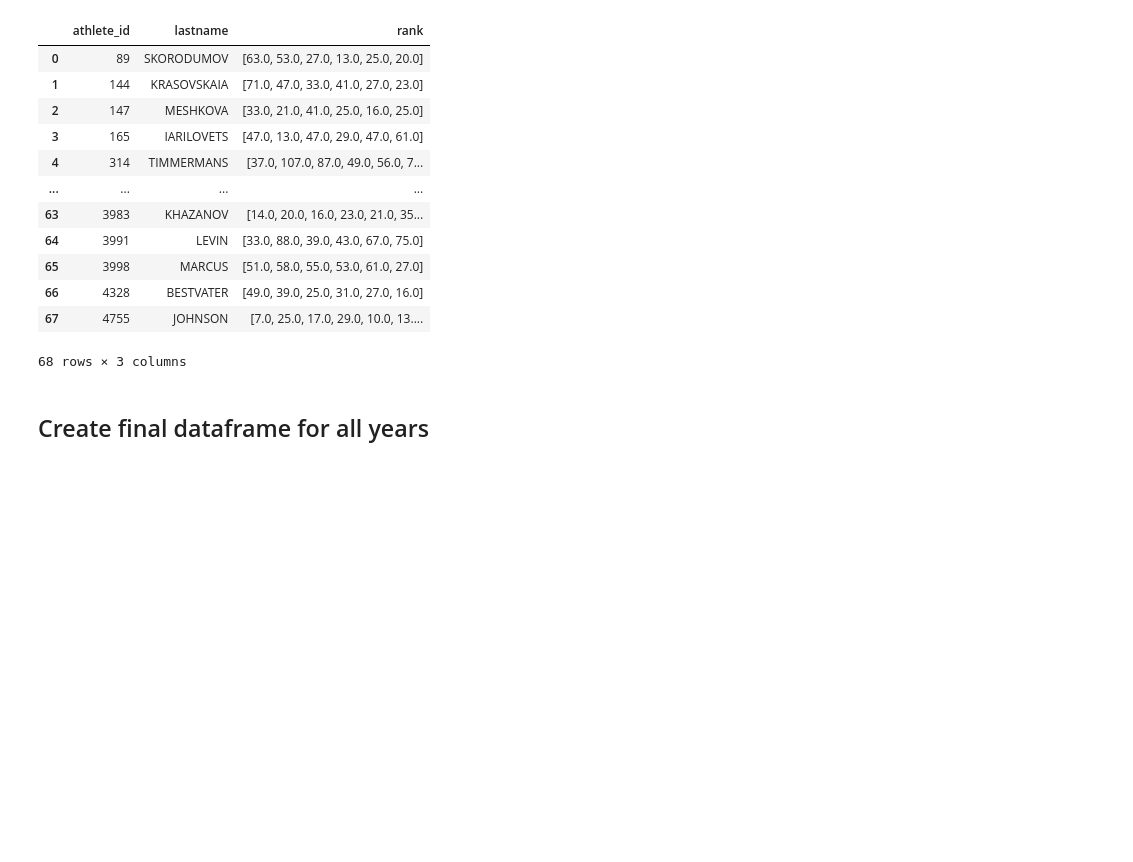
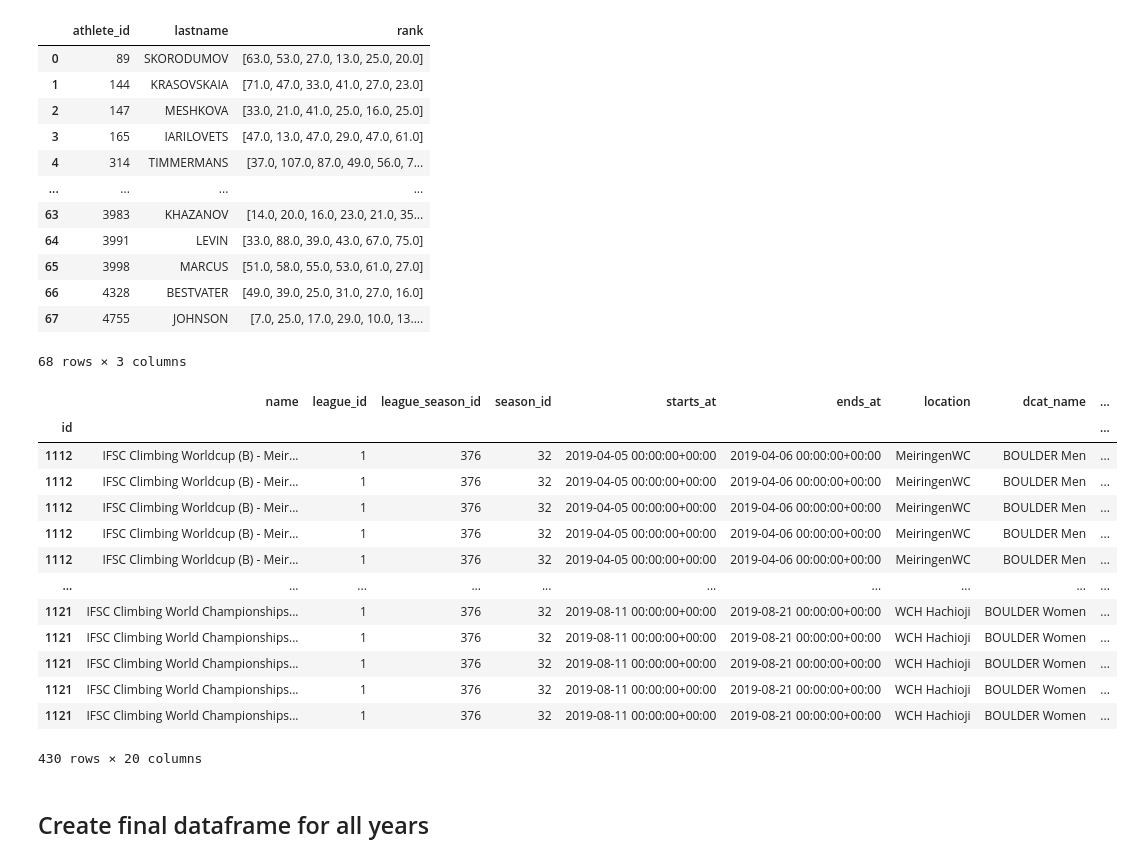
Before and after one commit to unicorne/luck_vs_skill, a Jupyter notebook: data/climbing.ipynb, the cells around one changed output. Drawn from its saved outputs; the diff is of its cells as text; code cells hidden in the pictures; blank space fills up the shorter version.

```diff
--- a/data/climbing.ipynb
+++ b/data/climbing.ipynb
@@ -140,3 +140,20 @@ boulder_qualification.groupby(['athlete_id', 'lastname'])['rank'].apply(list).re
 | 66 | 4328 | BESTVATER | [49.0, 39.0, 25.0, 31.0, 27.0, 16.0] |
 | 67 | 4755 | JOHNSON | [7.0, 25.0, 17.0, 29.0, 10.0, 13.... |
 68 rows × 3 columns
+# %%
+boulder_qualification
+# %% [output]
+|  | name | league_id | league_season_id | season_id | starts_at | ends_at | location | dcat_name | ... |
+| id |  |  |  |  |  |  |  |  | ... |
+| 1112 | IFSC Climbing Worldcup (B) - Meir... | 1 | 376 | 32 | 2019-04-05 00:00:00+00:00 | 2019-04-06 00:00:00+00:00 | MeiringenWC | BOULDER Men | ... |
+| 1112 | IFSC Climbing Worldcup (B) - Meir... | 1 | 376 | 32 | 2019-04-05 00:00:00+00:00 | 2019-04-06 00:00:00+00:00 | MeiringenWC | BOULDER Men | ... |
+| 1112 | IFSC Climbing Worldcup (B) - Meir... | 1 | 376 | 32 | 2019-04-05 00:00:00+00:00 | 2019-04-06 00:00:00+00:00 | MeiringenWC | BOULDER Men | ... |
+| 1112 | IFSC Climbing Worldcup (B) - Meir... | 1 | 376 | 32 | 2019-04-05 00:00:00+00:00 | 2019-04-06 00:00:00+00:00 | MeiringenWC | BOULDER Men | ... |
+| 1112 | IFSC Climbing Worldcup (B) - Meir... | 1 | 376 | 32 | 2019-04-05 00:00:00+00:00 | 2019-04-06 00:00:00+00:00 | MeiringenWC | BOULDER Men | ... |
+| ... | ... | ... | ... | ... | ... | ... | ... | ... | ... |
+| 1121 | IFSC Climbing World Championships... | 1 | 376 | 32 | 2019-08-11 00:00:00+00:00 | 2019-08-21 00:00:00+00:00 | WCH Hachioji | BOULDER Women | ... |
+| 1121 | IFSC Climbing World Championships... | 1 | 376 | 32 | 2019-08-11 00:00:00+00:00 | 2019-08-21 00:00:00+00:00 | WCH Hachioji | BOULDER Women | ... |
+| 1121 | IFSC Climbing World Championships... | 1 | 376 | 32 | 2019-08-11 00:00:00+00:00 | 2019-08-21 00:00:00+00:00 | WCH Hachioji | BOULDER Women | ... |
+| 1121 | IFSC Climbing World Championships... | 1 | 376 | 32 | 2019-08-11 00:00:00+00:00 | 2019-08-21 00:00:00+00:00 | WCH Hachioji | BOULDER Women | ... |
+| 1121 | IFSC Climbing World Championships... | 1 | 376 | 32 | 2019-08-11 00:00:00+00:00 | 2019-08-21 00:00:00+00:00 | WCH Hachioji | BOULDER Women | ... |
+430 rows × 20 columns
```
Also changed, not shown: parts of 15 cells of this notebook, 37 other files.
